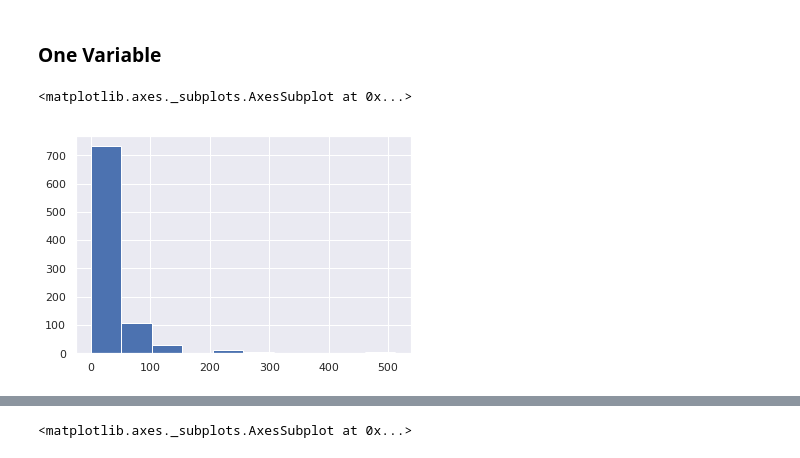
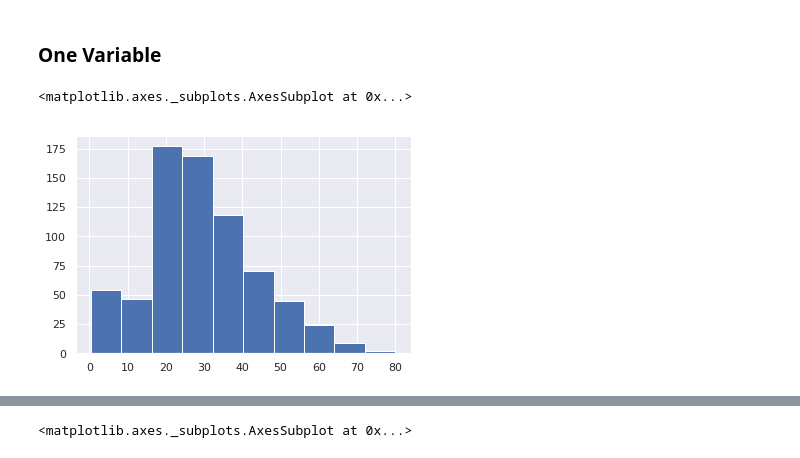
Before and after one commit to wfjvdham/python-course, a Jupyter notebook: explore/README.ipynb, the cells around one changed output, grey strips where cells are left out. Saved outputs shown, nothing was run; the diff lists cells and outputs as text; code cells hidden in the pictures.

```diff
--- a/explore/README.ipynb
+++ b/explore/README.ipynb
@@ -98,7 +98,7 @@ sns.set()
 # %% [markdown]
 ### One Variable
 # %%
-titanic_df['Fare'].hist()
+titanic_df['Age'].hist()
 # %% [output]
 <matplotlib.axes._subplots.AxesSubplot at 0x...>
-[figure, old version]
+[figure, new version]
```
Also changed, not shown: parts of 9 cells of this notebook, 1 other file.
